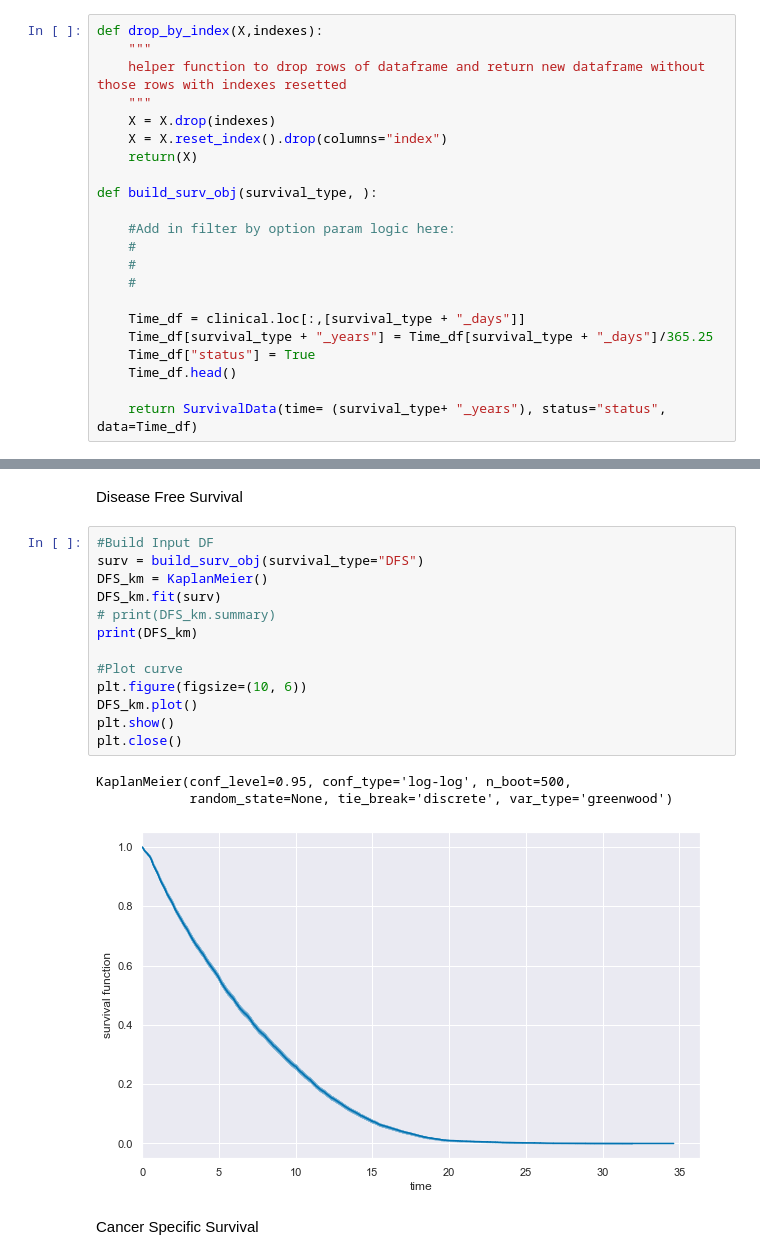
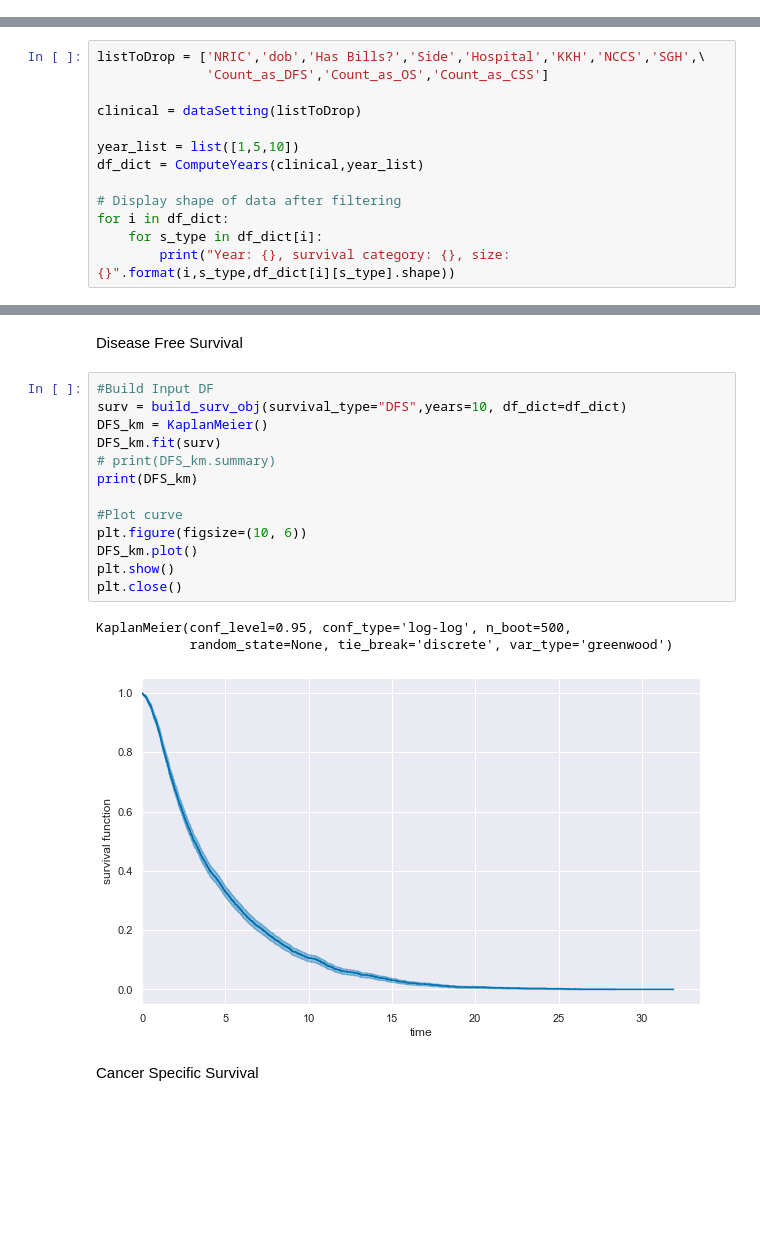
Before and after one commit to cmy96/fyp, a Jupyter notebook: Code/Kaplan Meier module.ipynb, the cells around one changed output, grey strips where cells are left out. Saved outputs shown, nothing was run; the diff lists cells and outputs as text; blank space fills up the shorter version.

Commit message:
updated kaplan meier module to use Survival module methods

```diff
--- a/Code/Kaplan Meier module.ipynb
+++ b/Code/Kaplan Meier module.ipynb
@@ -14,25 +14,3 @@ import warnings
 warnings.filterwarnings('ignore')
 # %% [markdown]
 # Functions
-# %%
-def drop_by_index(X,indexes):
-    """
-    helper function to drop rows of dataframe and return new dataframe without those rows with indexes resetted
-    """
-    X = X.drop(indexes)
-    X = X.reset_index().drop(columns="index")
-    return(X)
-
-def build_surv_obj(survival_type, ):
-
-    #Add in filter by option param logic here:
-    #
-    #
-    #
-
-    Time_df = clinical.loc[:,[survival_type + "_days"]]
-    Time_df[survival_type + "_years"] = Time_df[survival_type + "_days"]/365.25
-    Time_df["status"] = True
-    Time_df.head()
-
-    return SurvivalData(time= (survival_type+ "_years"), status="status", data=Time_df)
@@ -75,0 +102,13 @@ clinical['status'] = np.where(clinical['death_age'].isnull(), False, True)
+# %%
+listToDrop = ['NRIC','dob','Has Bills?','Side','Hospital','KKH','NCCS','SGH',\
+              'Count_as_DFS','Count_as_OS','Count_as_CSS']
+
+clinical = dataSetting(listToDrop)
+
+year_list = list([1,5,10])
+df_dict = ComputeYears(clinical,year_list)
+
+# Display shape of data after filtering
+for i in df_dict:
+    for s_type in df_dict[i]:
+        print("Year: {}, survival category: {}, size: {}".format(i,s_type,df_dict[i][s_type].shape))
@@ -107,21 +158,21 @@ KaplanMeier(conf_level=0.95, conf_type='log-log', n_boot=500,
 Disease Free Survival
 # %%
 #Build Input DF
-surv = build_surv_obj(survival_type="DFS")
+surv = build_surv_obj(survival_type="DFS",years=10, df_dict=df_dict)
 DFS_km = KaplanMeier()
 DFS_km.fit(surv)
 # print(DFS_km.summary)
 print(DFS_km)
 
 #Plot curve
 plt.figure(figsize=(10, 6))
 DFS_km.plot()
 plt.show()
 plt.close()
 # %% [output]
 KaplanMeier(conf_level=0.95, conf_type='log-log', n_boot=500,
             random_state=None, tie_break='discrete', var_type='greenwood')
-[figure, old version]
+[figure, new version]
 # %% [markdown]
 Cancer Specific Survival
 # %%
```
Also changed, not shown: parts of 7 cells of this notebook.
